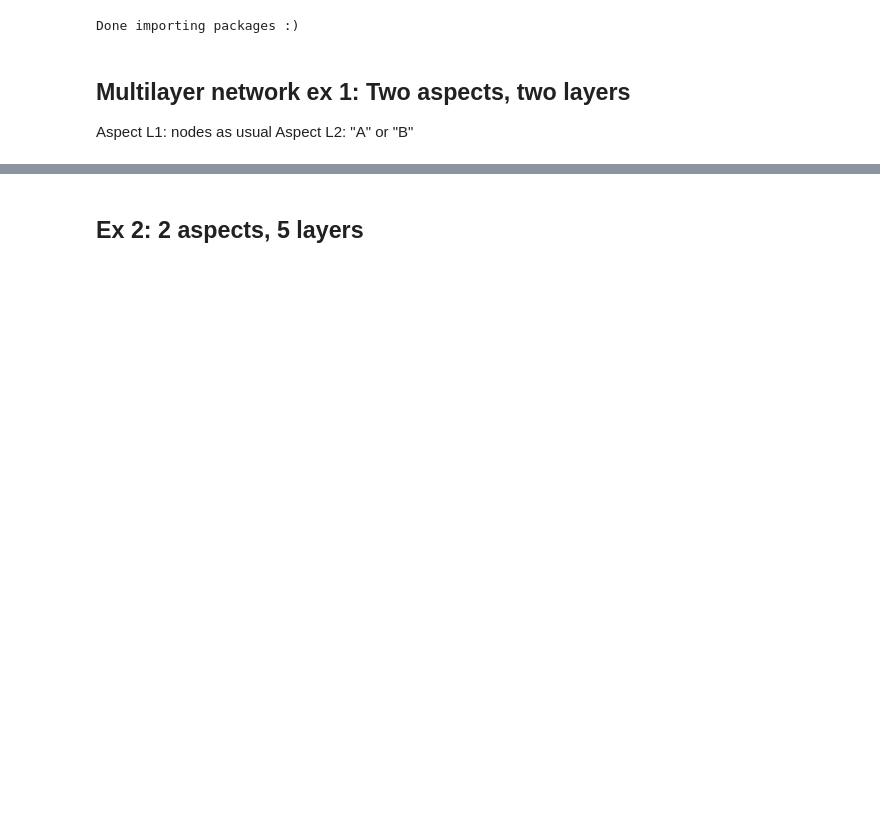
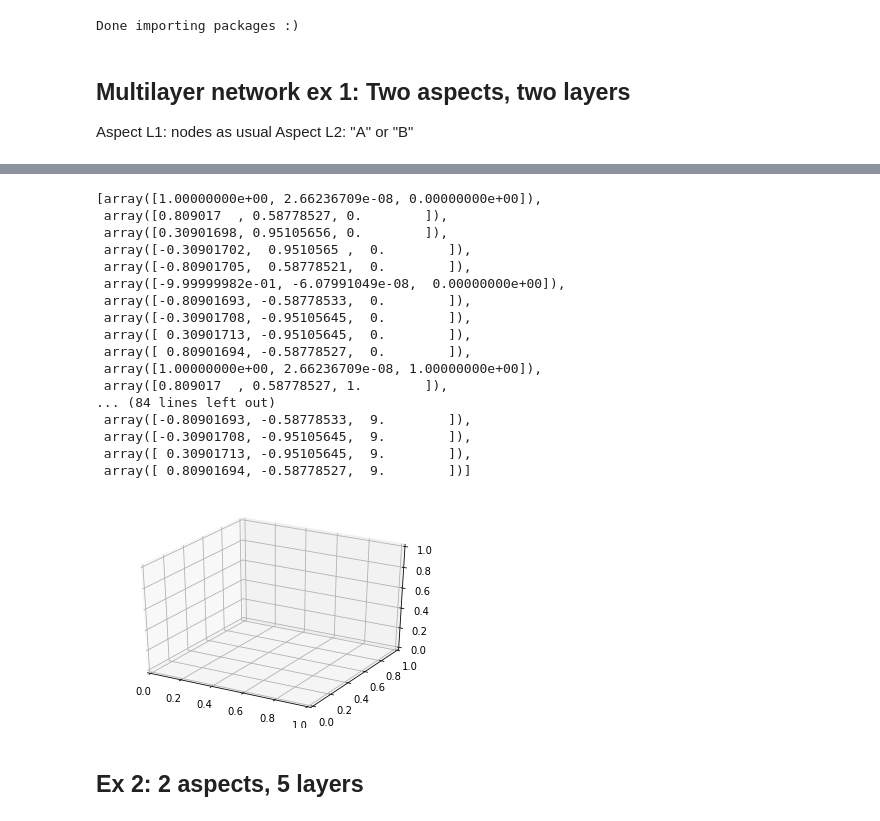
Before and after one commit to asizemore/multilayer_network_examples, a Jupyter notebook: slide_figures.ipynb, the cells around one changed output, grey strips where cells are left out. Drawn from its saved outputs; the diff is of its cells as text; code cells hidden in the pictures; blank space fills up the shorter version.

```diff
--- a/slide_figures.ipynb
+++ b/slide_figures.ipynb
@@ -120,3 +144,41 @@ done writing file
+# %%
+## Ann consider getting 3d coordinates!
+import multinetx as mx # to use multinet
+import math # to use floor
+import matplotlib.cm as cmx # to use cmap (for data color values)
+import matplotlib.colors as colors # to use cmap (for data color values)
+import matplotlib.cbook as cb # to test if an object is a string
+
+from mpl_toolkits.mplot3d import Axes3D # to use 3D plot
+
+# Create the figure
+fig = plt.figure()
+# Create 3D axes
+ax = fig.add_subplot(111, projection='3d')
+
+pos = mx.get_position3D(mg)
+
+
+pos
+# %% [output]
+[array([1.00000000e+00, 2.66236709e-08, 0.00000000e+00]),
+ array([0.809017  , 0.58778527, 0.        ]),
+ array([0.30901698, 0.95105656, 0.        ]),
+ array([-0.30901702,  0.9510565 ,  0.        ]),
+ array([-0.80901705,  0.58778521,  0.        ]),
+ array([-9.99999982e-01, -6.07991049e-08,  0.00000000e+00]),
+ array([-0.80901693, -0.58778533,  0.        ]),
+ array([-0.30901708, -0.95105645,  0.        ]),
+ array([ 0.30901713, -0.95105645,  0.        ]),
+ array([ 0.80901694, -0.58778527,  0.        ]),
+ array([1.00000000e+00, 2.66236709e-08, 1.00000000e+00]),
+ array([0.809017  , 0.58778527, 1.        ]),
+... (84 lines left out)
+ array([-0.80901693, -0.58778533,  9.        ]),
+ array([-0.30901708, -0.95105645,  9.        ]),
+ array([ 0.30901713, -0.95105645,  9.        ]),
+ array([ 0.80901694, -0.58778527,  9.        ])]
+[figure, added]
 # %% [markdown]
 ## Ex 2: 2 aspects, 5 layers
 # %%
```
Also changed, not shown: parts of 10 cells of this notebook, 2 other files.
